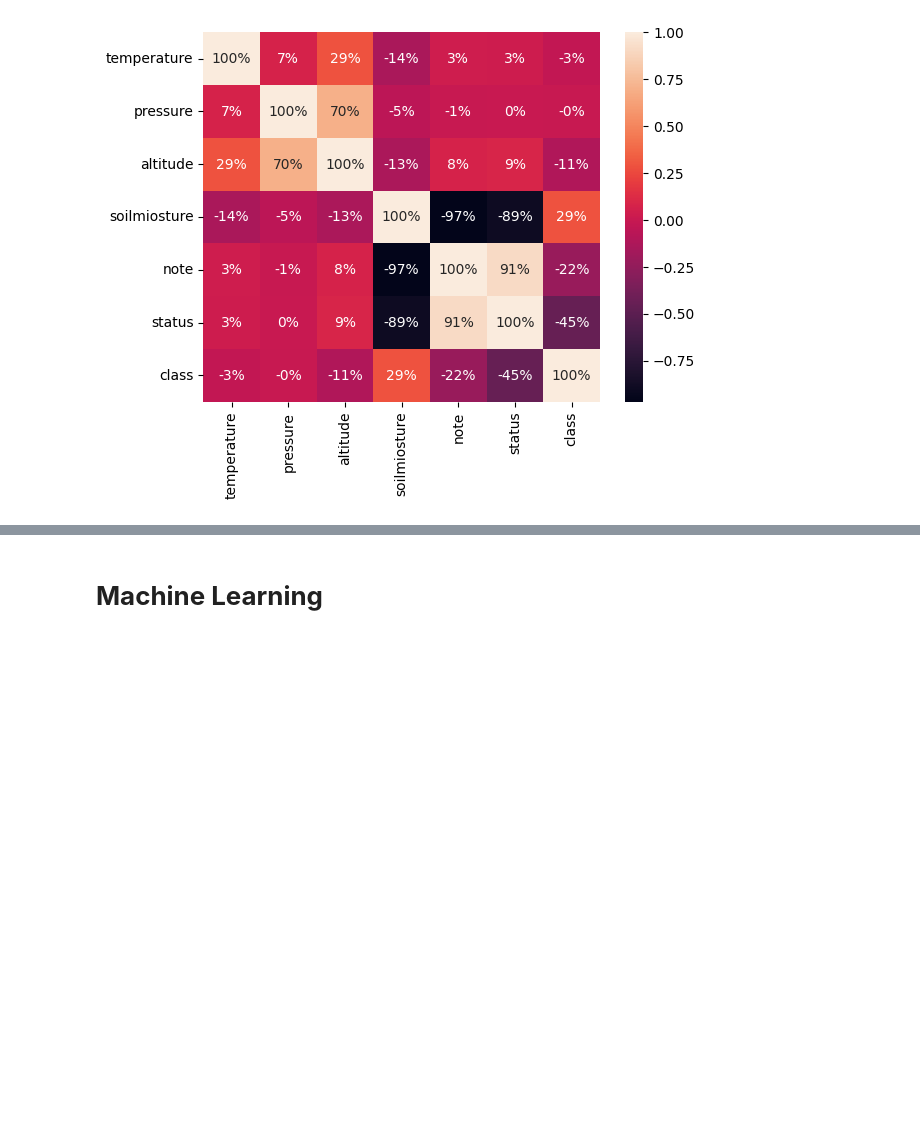
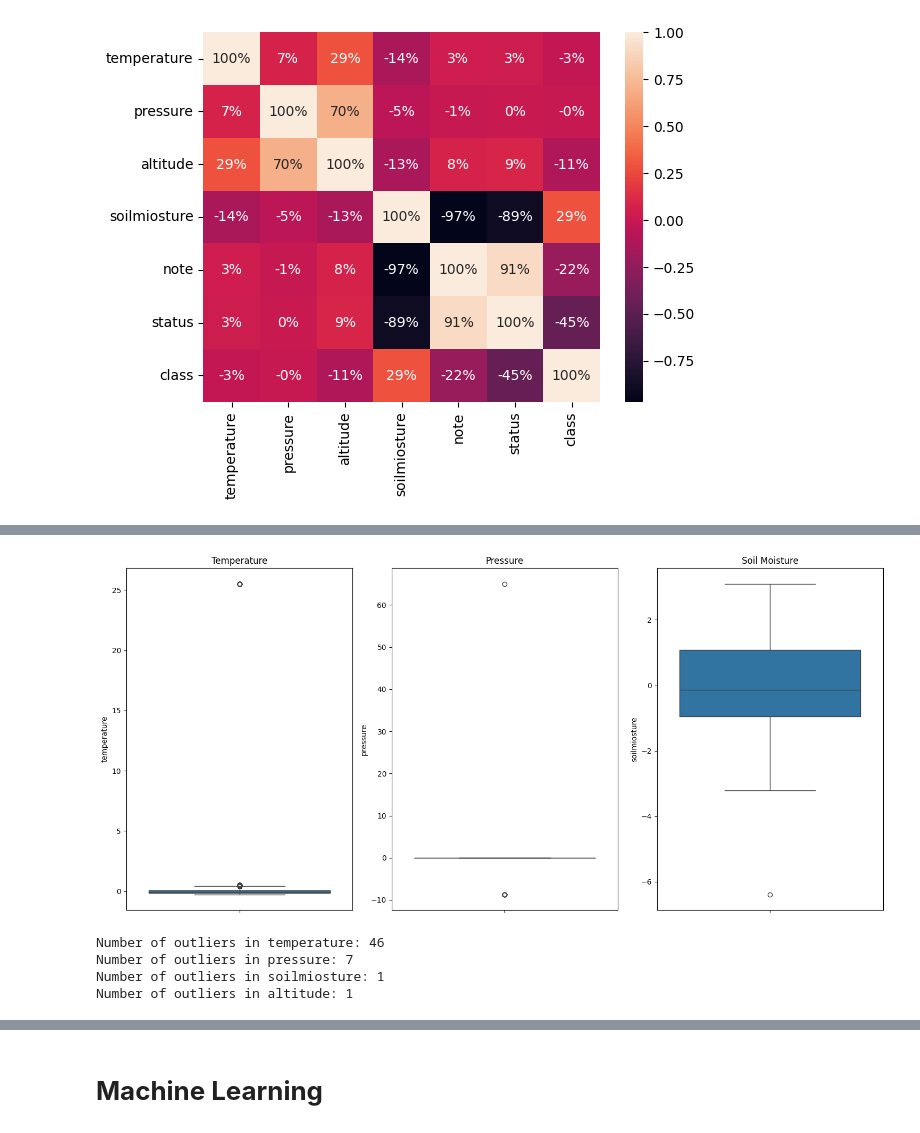
Before and after one commit to felixkwasisarpong/IotProject, a Jupyter notebook: IOT ML Code (1) (2).ipynb, the cells around one changed output, grey strips where cells are left out. Drawn from its saved outputs; the diff is of its cells as text; code cells hidden in the pictures; blank space fills up the shorter version.

```diff
--- a/IOT ML Code (1) (2).ipynb
+++ b/IOT ML Code (1) (2).ipynb
@@ -241,0 +279,17 @@ sns.heatmap(data,annot=True,fmt='.0%')
+# %%
+
+
+# normalization using z score (Standardization using StandardScaler)
+scaler = StandardScaler()
+
+# create a copy of original df
+df_normalized = df.copy()
+
+# Normalize the columns
+df_normalized["temperature"] = scaler.fit_transform(df[["temperature"]])
+df_normalized["pressure"] = scaler.fit_transform(df[["pressure"]])
+df_normalized["soilmiosture"] = scaler.fit_transform(df[["soilmiosture"]])
+df_normalized["altitude"] = scaler.fit_transform(df[["altitude"]])
+
+# Print the normalized DataFrame
+print(df_normalized)
@@ -241,0 +314,47 @@ sns.heatmap(data,annot=True,fmt='.0%')
+# %%
+## Creating boxplots to check for data distribution after normalization
+# Create subplots
+fig, axs = plt.subplots(1, 3, figsize=(15, 7))
+
+# Plot boxplots
+sns.boxplot(ax=axs[0], y=df_normalized["temperature"]).set_title('Temperature')
+sns.boxplot(ax=axs[1], y=df_normalized["pressure"]).set_title('Pressure')
+sns.boxplot(ax=axs[2], y=df_normalized["soilmiosture"]).set_title('Soil Moisture')
+
+plt.tight_layout()
+plt.show()
+# %% [output]
+[figure, added]
+# %%
+#Checking for the number of outliers in the distribution
+# Calculate the first quartile (Q1) and third quartile (Q3) for each column
+Q1_temp = df_normalized["temperature"].quantile(0.25)
+Q3_temp = df_normalized["temperature"].quantile(0.75)
+Q1_pressure = df_normalized["pressure"].quantile(0.25)
+Q3_pressure = df_normalized["pressure"].quantile(0.75)
+Q1_soil = df_normalized["soilmiosture"].quantile(0.25)
+Q3_soil = df_normalized["soilmiosture"].quantile(0.75)
+Q1_altitude = df_normalized["altitude"].quantile(0.25)
+Q3_altitude = df_normalized["altitude"].quantile(0.75)
+
+# Calculate the Interquartile Range (IQR) for each column
+IQR_temp = Q3_temp - Q1_temp
+IQR_pressure = Q3_pressure - Q1_pressure
+IQR_soil = Q3_soil - Q1_soil
+IQR_altitude = Q3_altitude - Q1_altitude
+
+# Calculate the number of outliers for each column
+outliers_temp = ((df_normalized["temperature"] < (Q1_temp - 1.5 * IQR_temp)) | (df_normalized["temperature"] > (Q3_temp + 1.5 * IQR_temp))).sum()
+outliers_pressure = ((df_normalized["pressure"] < (Q1_pressure - 1.5 * IQR_pressure)) | (df_normalized["pressure"] > (Q3_pressure + 1.5 * IQR_pressure))).sum()
+outliers_soil = ((df_normalized["soilmiosture"] < (Q1_soil - 1.5 * IQR_soil)) | (df_normalized["soilmiosture"] > (Q3_soil + 1.5 * IQR_soil))).sum()
+outliers_altitude = ((df_normalized["altitude"] < (Q1_altitude - 1.5 * IQR_altitude)) | (df_normalized["altitude"] > (Q3_altitude + 1.5 * IQR_altitude))).sum()
+
+print("Number of outliers in temperature:", outliers_temp)
+print("Number of outliers in pressure:", outliers_pressure)
+print("Number of outliers in soilmiosture:", outliers_soil)
+print("Number of outliers in altitude:", outliers_altitude)
+# %% [output]
+Number of outliers in temperature: 46
+Number of outliers in pressure: 7
+Number of outliers in soilmiosture: 1
+Number of outliers in altitude: 1
```
Also changed, not shown: parts of 28 cells of this notebook.
